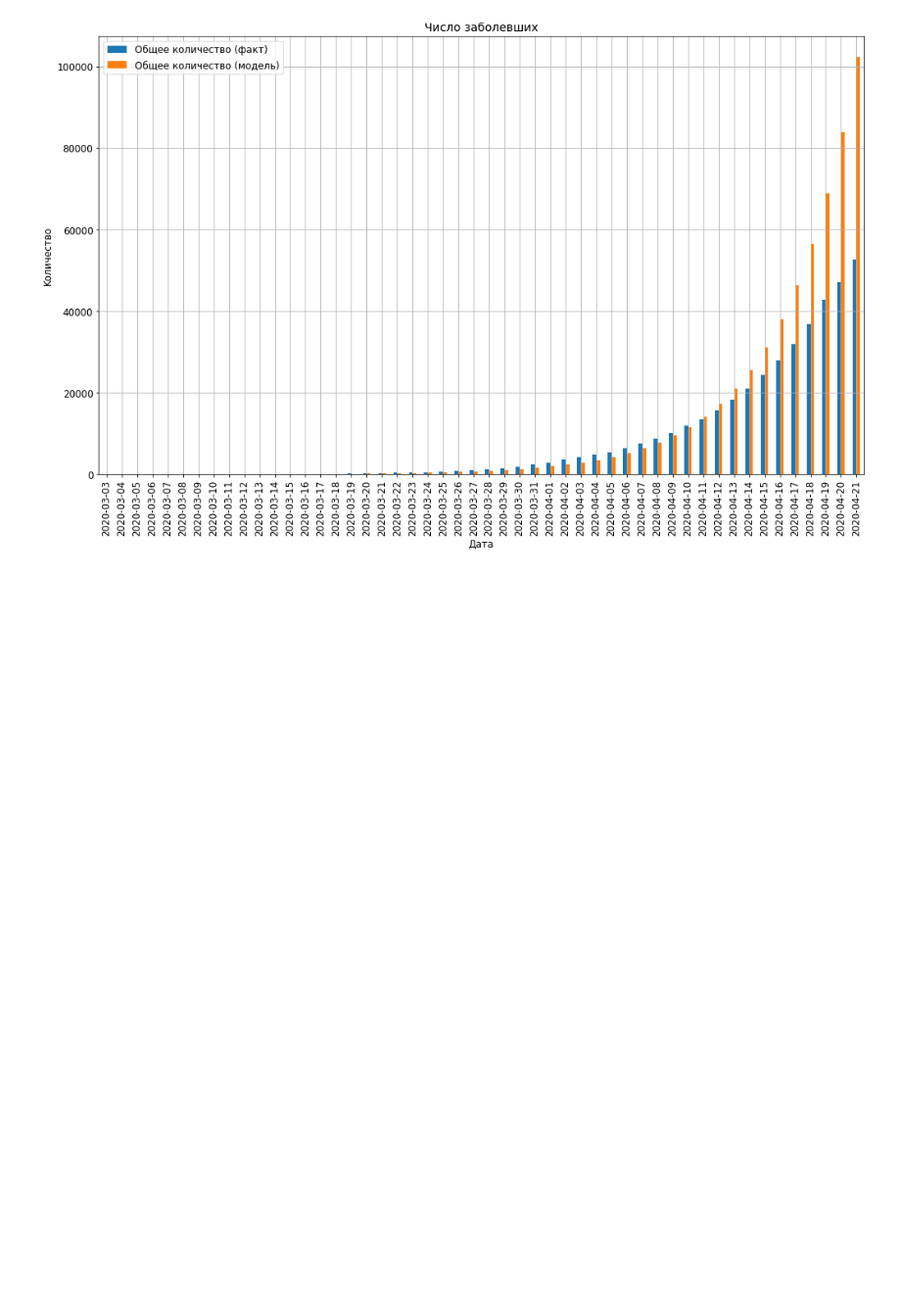
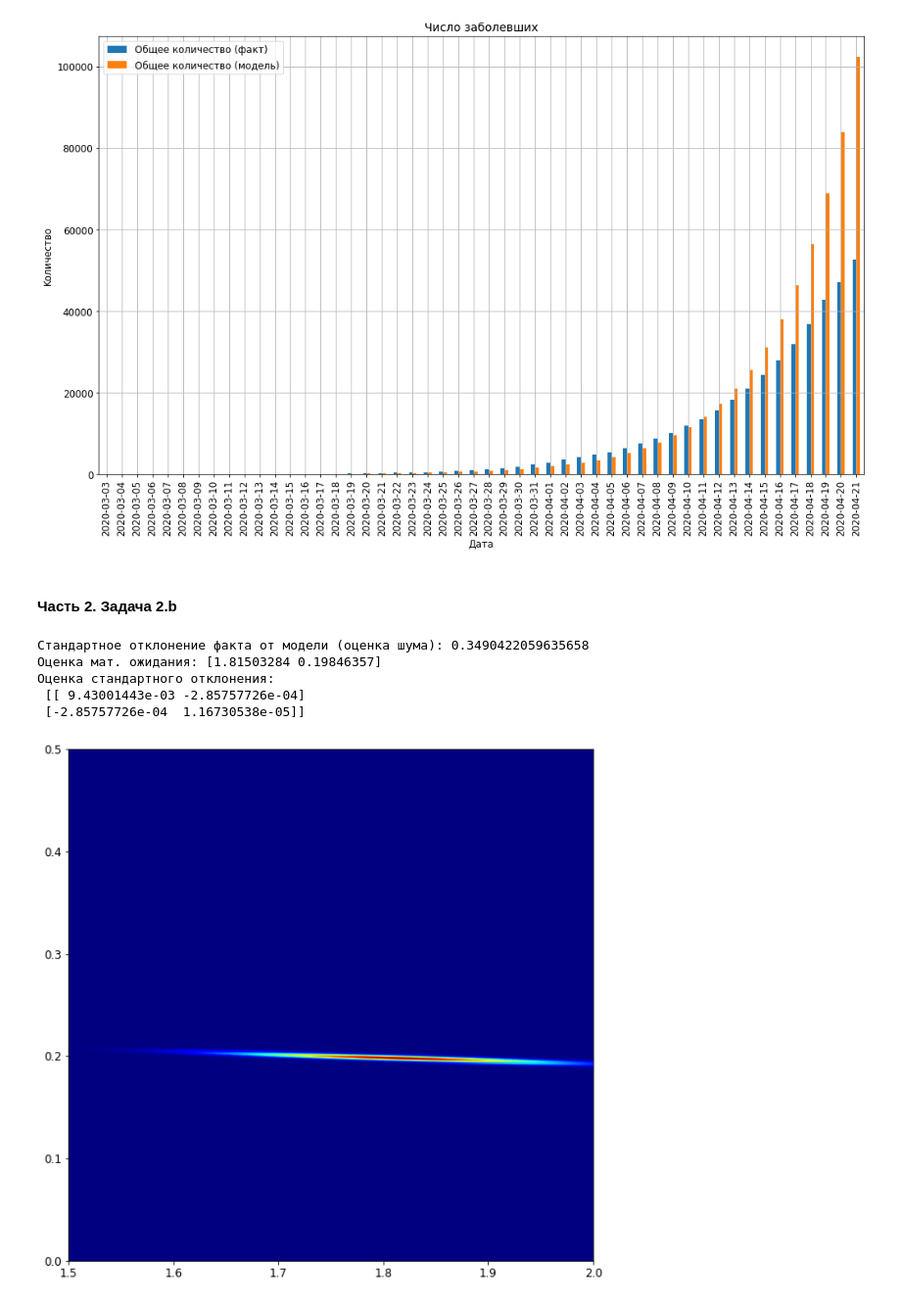
Before and after one commit to IlyasLatypov/MADE_DS, a Jupyter notebook: ADV_ML/HW1/HW_LatypovID.ipynb, the cells around one changed output. Shown: that part at 98% size. Cells and saved outputs as stored; diff of their text form; code cells hidden in the pictures; blank space fills up the shorter version.

```diff
--- a/ADV_ML/HW1/HW_LatypovID.ipynb
+++ b/ADV_ML/HW1/HW_LatypovID.ipynb
@@ -219,3 +219,51 @@ pl.set_ylabel("Kоличество");
 pl.set_xlabel("Дата");
 # %% [output]
 [figure]
+# %% [markdown]
+#### Часть 2. Задача 2.b
+# %%
+from scipy.stats import multivariate_normal
+
+def bayesian_update_for_array(mu, sigma, x, y, sigma_noise=.25):
+    x_matrix = np.hstack((np.ones_like(x), x))
+    sigma_n = np.linalg.inv(np.linalg.inv(sigma)+ (1 / (sigma_noise ** 2)) * np.matmul(np.transpose(x_matrix), x_matrix))
+    mu_n = np.matmul(sigma_n, np.matmul(np.linalg.inv(sigma), np.transpose(mu)) + (1 / (sigma_noise ** 2)) * np.matmul(np.transpose(x_matrix), np.array(y)))
+    return mu_n, sigma_n
+# %%
+noise = np.std(np.log(data_train["total_cases"]) - np.log(data_train["y_pred"]))
+cur_mu, cur_sigma = np.array([0, 0]), 3*np.array([[1, 0], [0, 1]])
+cur_mu, cur_sigma = bayesian_update_for_array(cur_mu, cur_sigma,
+                                              data_train['day_number'].values.reshape(-1, 1),
+                                              np.log(data_train['total_cases'].values),
+                                              sigma_noise = noise)
+
+print(f"Стандартное отклонение факта от модели (оценка шума): {noise}")
+print(f"Оценка мат. ожидания: {cur_mu}")
+print(f"Оценка стандартного отклонения:\n {cur_sigma}")
+# %% [output]
+Стандартное отклонение факта от модели (оценка шума): 0.3490422059635658
+Оценка мат. ожидания: [1.81503284 0.19846357]
+Оценка стандартного отклонения:
+ [[ 9.43001443e-03 -2.85757726e-04]
+ [-2.85757726e-04  1.16730538e-05]]
+# %%
+N = 3000
+X = np.linspace(-1, 2, N)
+Y = np.linspace(-1, 2, N)
+X, Y = np.meshgrid(X, Y)
+
+pos = np.empty(X.shape + (2,))
+pos[:, :, 0] = X
+pos[:, :, 1] = Y
+
+def myplot_heatmap(Z, xlim=(-1, 2), ylim=(-1, 2)):
+    plt.xlim(xlim)
+    plt.ylim(ylim)
+    plt.pcolormesh(X, Y, Z, cmap=plt.cm.jet, shading='auto')
+
+fig = plt.figure(figsize=(10, 10))
+
+Z = multivariate_normal.pdf(pos, mean=cur_mu, cov=cur_sigma)
+myplot_heatmap(Z, (1.5, 2), (0, 0.5))
+# %% [output]
+[figure, added]
```
Also changed, not shown: parts of 7 cells of this notebook.
